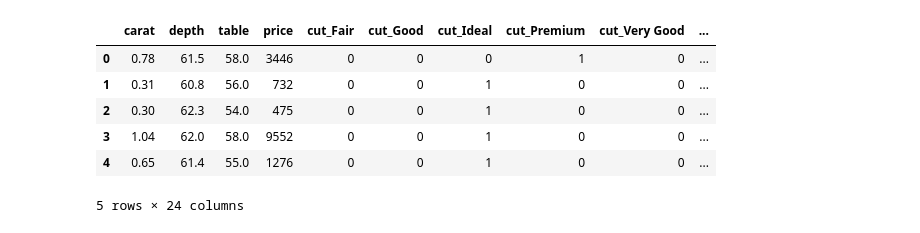
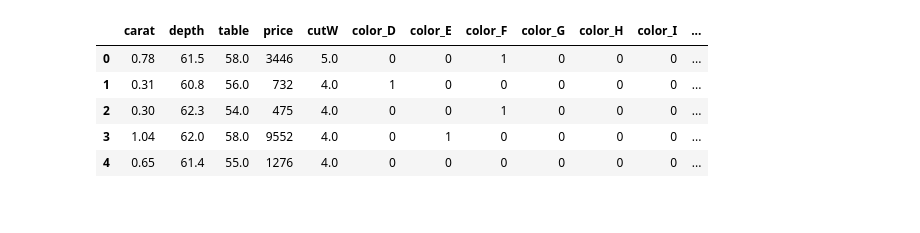
Before and after one commit to patricrp/Diamonds-project, a Jupyter notebook: Testing each model.ipynb, the cells around one changed output. Cells and saved outputs as stored; diff of their text form; code cells hidden in the pictures.

```diff
--- a/Testing each model.ipynb
+++ b/Testing each model.ipynb
@@ -9,17 +9,22 @@ from sklearn.metrics import *
 from sklearn.model_selection import train_test_split
 from sklearn.svm import SVR
 from models_fit_rmse import algoModel
+# %%
+diamonds = pd.read_csv('input/diamonds-datamad0120/diamonds_train.csv')
+values = {'Premium': 5, 'Ideal': 4, 'Very Good': 3, 'Good': 2, 'Fair': 1}
+
+for index, row in diamonds.iterrows():
+    if row['cut'] in values.keys():
+        diamonds.loc[index, 'cutW'] = values[row['cut']]
 # %%
-diamonds = pd.read_csv('input/diamonds-datamad0120/diamonds_train.csv')
-diamonds_num = pd.get_dummies(diamonds)
-diamonds_num = diamonds_num.drop(columns=['id', 'x', 'y', 'z'])
+diamonds_num = diamonds.drop(columns=['id','cut', 'x', 'y', 'z'])
+diamonds_num = pd.get_dummies(diamonds_num)
 diamonds_num.head()
 # %% [output]
-|  | carat | depth | table | price | cut_Fair | cut_Good | cut_Ideal | cut_Premium | cut_Very Good | ... |
-| 0 | 0.78 | 61.5 | 58.0 | 3446 | 0 | 0 | 0 | 1 | 0 | ... |
-| 1 | 0.31 | 60.8 | 56.0 | 732 | 0 | 0 | 1 | 0 | 0 | ... |
-| 2 | 0.30 | 62.3 | 54.0 | 475 | 0 | 0 | 1 | 0 | 0 | ... |
-| 3 | 1.04 | 62.0 | 58.0 | 9552 | 0 | 0 | 1 | 0 | 0 | ... |
-| 4 | 0.65 | 61.4 | 55.0 | 1276 | 0 | 0 | 1 | 0 | 0 | ... |
+|  | carat | depth | table | price | cutW | color_D | color_E | color_F | color_G | color_H | color_I | ... |
+| 0 | 0.78 | 61.5 | 58.0 | 3446 | 5.0 | 0 | 0 | 1 | 0 | 0 | 0 | ... |
+| 1 | 0.31 | 60.8 | 56.0 | 732 | 4.0 | 1 | 0 | 0 | 0 | 0 | 0 | ... |
+| 2 | 0.30 | 62.3 | 54.0 | 475 | 4.0 | 0 | 0 | 1 | 0 | 0 | 0 | ... |
+| 3 | 1.04 | 62.0 | 58.0 | 9552 | 4.0 | 0 | 1 | 0 | 0 | 0 | 0 | ... |
+| 4 | 0.65 | 61.4 | 55.0 | 1276 | 4.0 | 0 | 0 | 0 | 0 | 0 | 0 | ... |
-5 rows × 24 columns
 # %%
```
Also changed, not shown: parts of 16 cells of this notebook, 4 other files.
